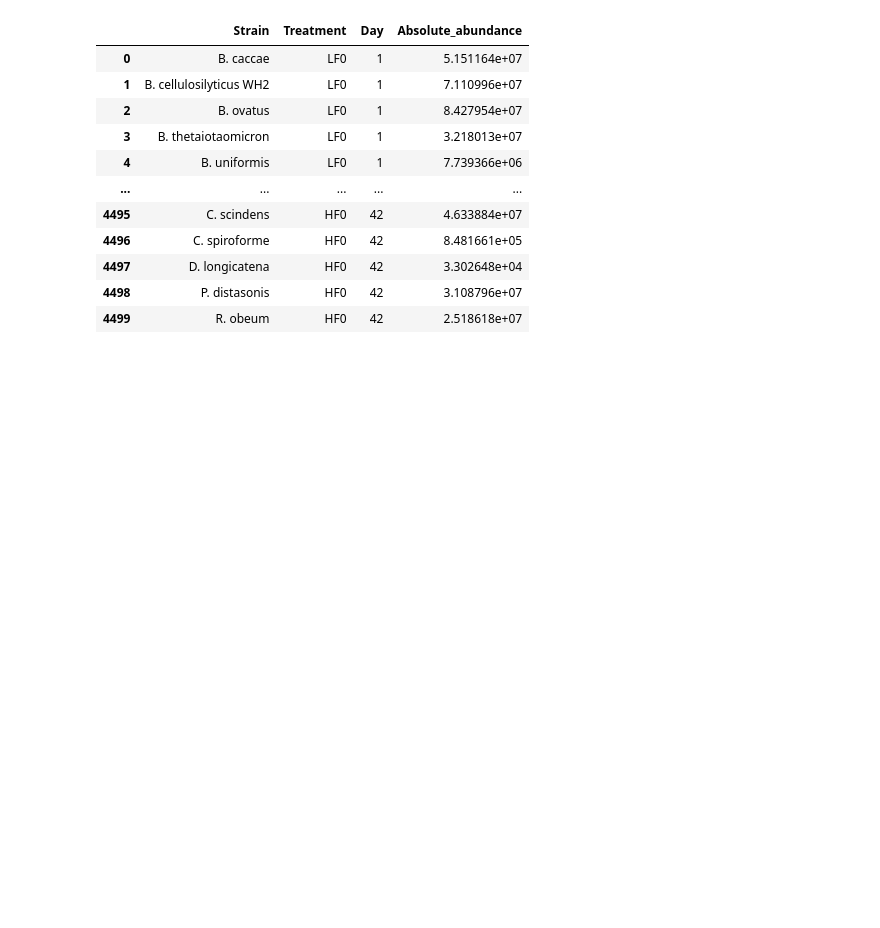
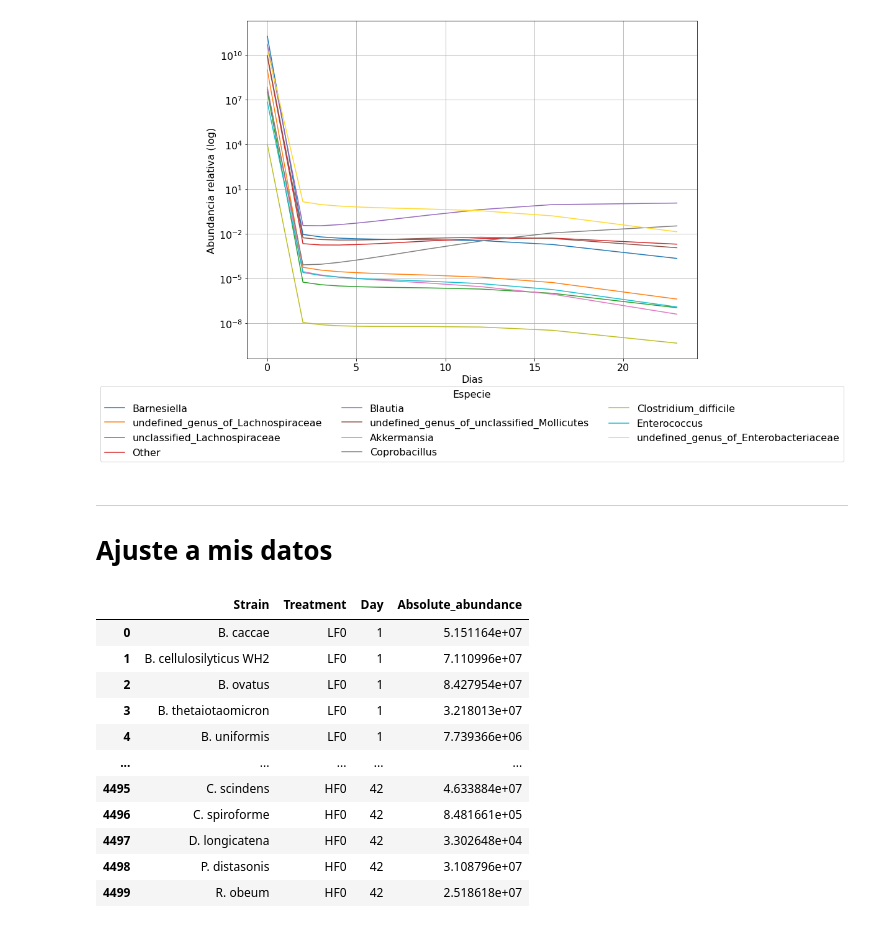
Before and after one commit to alejandrocs98/masters-thesis, a Jupyter notebook: gLV.ipynb, the cells around one changed output. Cells and saved outputs as stored; diff of their text form; code cells hidden in the pictures; blank space fills up the shorter version.

```diff
--- a/gLV.ipynb
+++ b/gLV.ipynb
@@ -12 +37,27 @@ cols.append(cm.Paired(4))
+# %%
+mu = pd.read_excel('Stein2013_Dataset_S1.xlsx', sheet_name='mu', index_col=0)
+alpha = pd.read_excel('Stein2013_Dataset_S1.xlsx', sheet_name='alpha', index_col=0)
+beta = pd.read_excel('Stein2013_Dataset_S1.xlsx', sheet_name='beta', index_col=0)
+data = pd.read_excel('Stein2013_Dataset_S1.xlsx', sheet_name='data', index_col=0).T
+# %%
+species = mu.index
+growth = mu.values.T[0]
+cross_int = alpha.values
+susceptibility = beta.values.T[0]
+x0 = data[data['Replicate'] == 2][data['Population'] == 3][data['time (in d)'] == 0].T.iloc[4:15,:].values.T[0]*1e11
+x0[8] = 1e4
+t_eval = data[data['Replicate'] == 2][data['Population'] == 3]['time (in d)'].unique()
+t_span = [t_eval[0], t_eval[-1]]
+# %%
+stein2013 = gLV_diet.TestData(species, x0, t_span, t_eval, treatment='Stein2013')
+stein2013.define_params(growth, cross_int, susceptibility)
+# %%
+stein2013.dynamics_simulation()
+stein2013.plot_dynamics(x_log=True)
+plt.show()
+# %% [output]
+[figure, added]
+# %% [markdown]
+***
+# Ajuste a mis datos
 # %%
```
Also changed, not shown: parts of 22 cells of this notebook, 3 other files.
